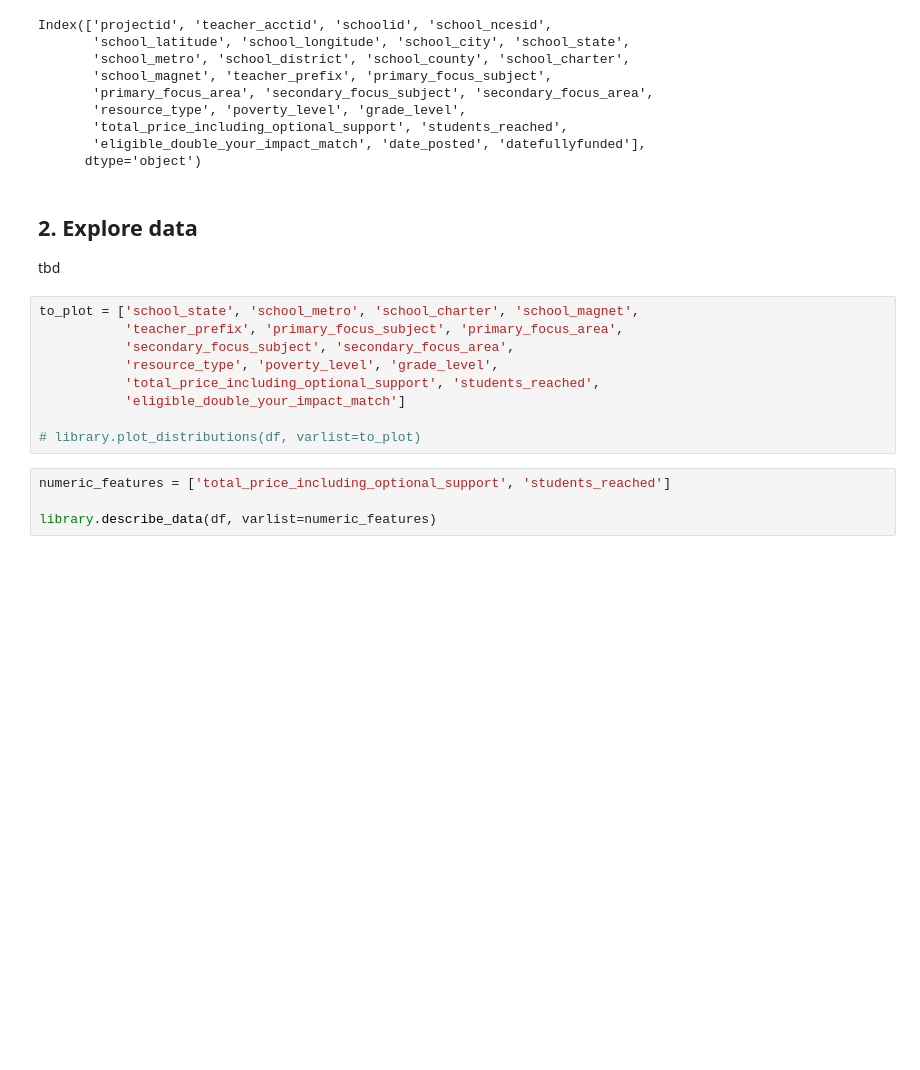
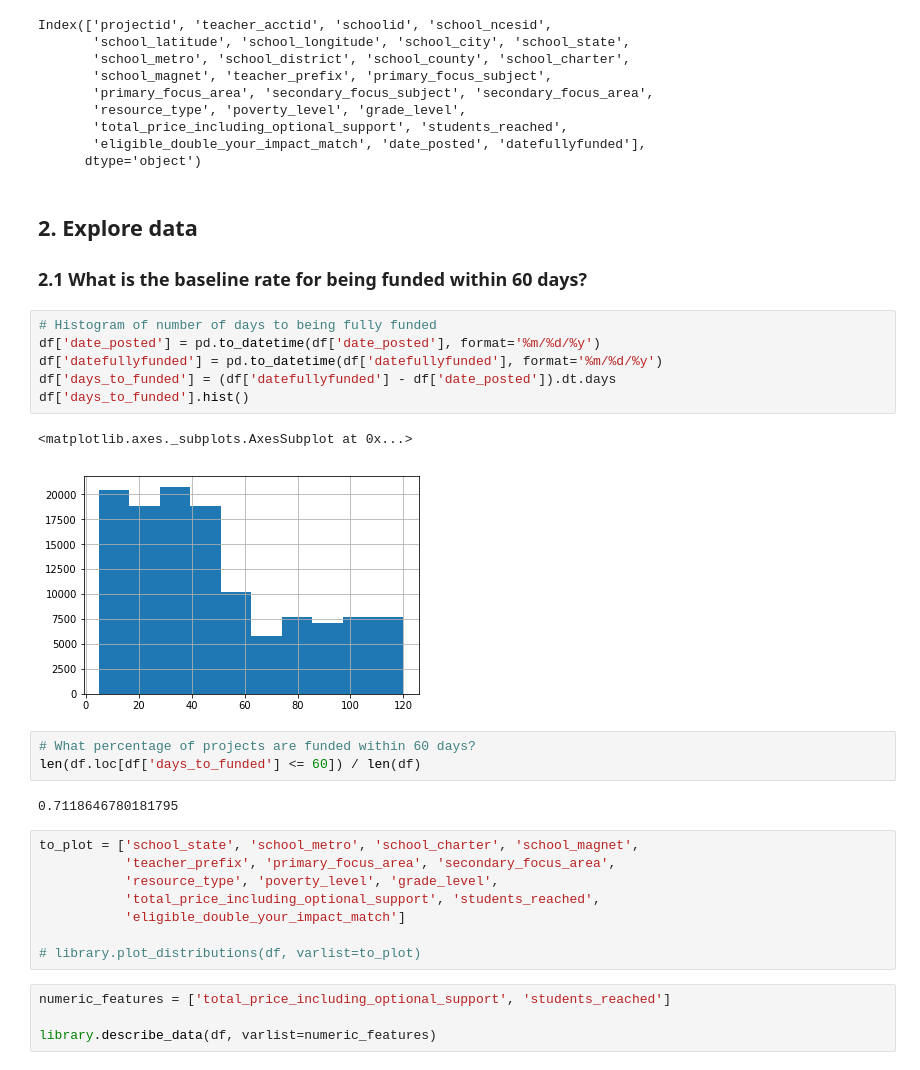
Before and after one commit to jtanwk/capp30254, a Jupyter notebook: HW3/Homework3_Tan_Part2Analysis.ipynb, the cells around one changed output. Cells and saved outputs as stored; diff of their text form; blank space fills up the shorter version.

```diff
--- a/HW3/Homework3_Tan_Part2Analysis.ipynb
+++ b/HW3/Homework3_Tan_Part2Analysis.ipynb
@@ -52,14 +51,27 @@ Index(['projectid', 'teacher_acctid', 'schoolid', 'school_ncesid',
        'total_price_including_optional_support', 'students_reached',
        'eligible_double_your_impact_match', 'date_posted', 'datefullyfunded'],
       dtype='object')
-# %% [markdown]
-## 2. Explore data
-
-tbd
+# %% [markdown]
+## 2. Explore data
+
+### 2.1 What is the baseline rate for being funded within 60 days?
+# %%
+# Histogram of number of days to being fully funded
+df['date_posted'] = pd.to_datetime(df['date_posted'], format='%m/%d/%y')
+df['datefullyfunded'] = pd.to_datetime(df['datefullyfunded'], format='%m/%d/%y')
+df['days_to_funded'] = (df['datefullyfunded'] - df['date_posted']).dt.days
+df['days_to_funded'].hist()
+# %% [output]
+<matplotlib.axes._subplots.AxesSubplot at 0x...>
+[figure, added]
+# %%
+# What percentage of projects are funded within 60 days?
+len(df.loc[df['days_to_funded'] <= 60]) / len(df)
+# %% [output]
+0.7118646780181795
 # %%
 to_plot = ['school_state', 'school_metro', 'school_charter', 'school_magnet',
-           'teacher_prefix', 'primary_focus_subject', 'primary_focus_area',
-           'secondary_focus_subject', 'secondary_focus_area',
+           'teacher_prefix', 'primary_focus_area', 'secondary_focus_area',
            'resource_type', 'poverty_level', 'grade_level',
            'total_price_including_optional_support', 'students_reached',
            'eligible_double_your_impact_match']
```
Also changed, not shown: parts of 33 cells of this notebook, 3 other files.
